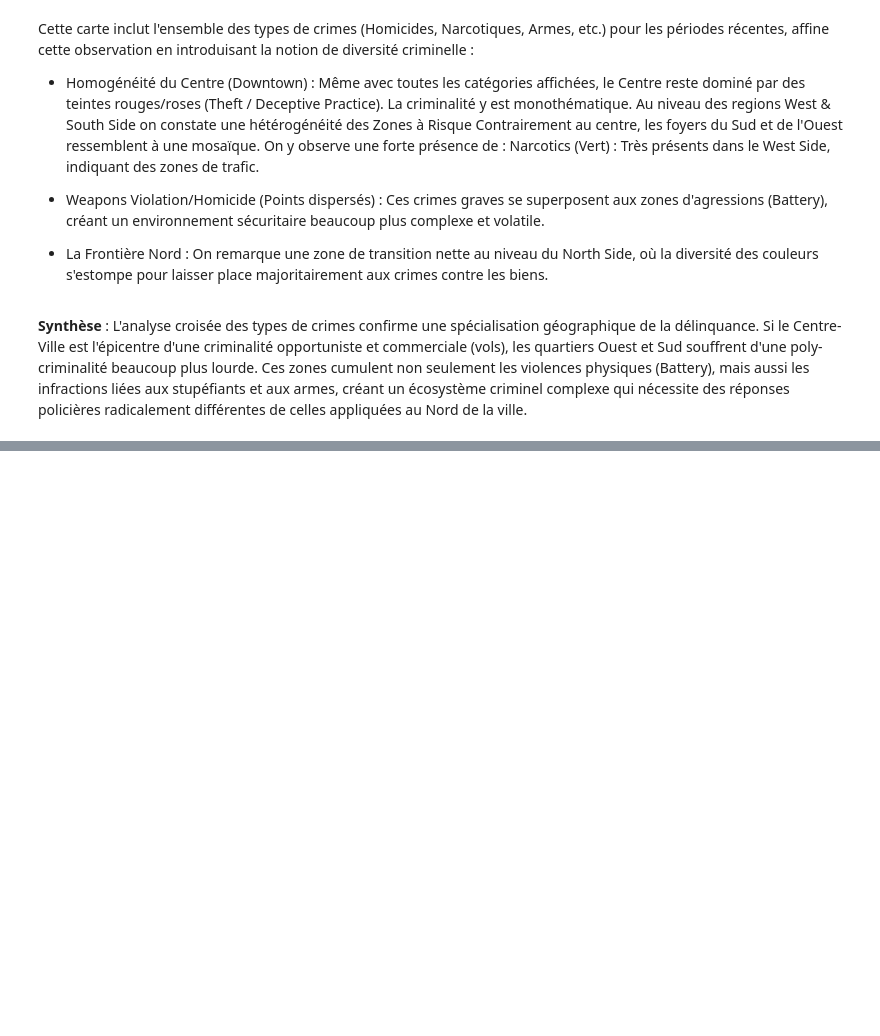
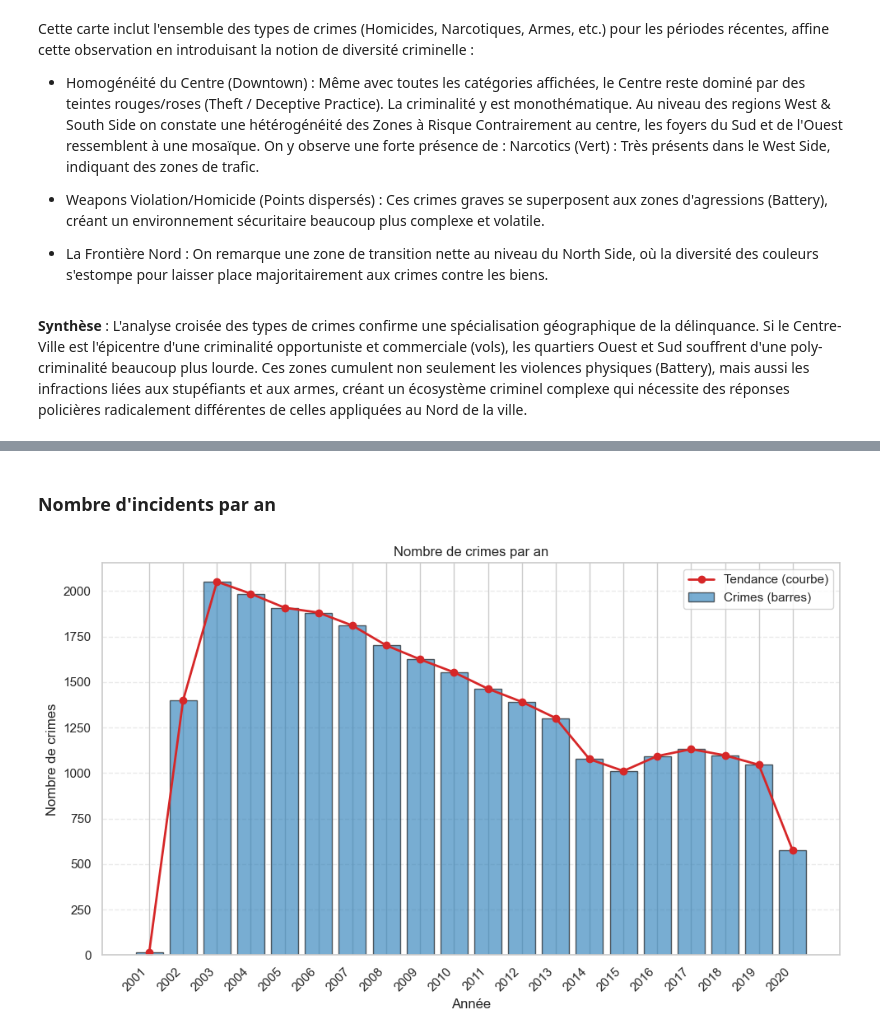
Before and after one commit to itsdav7/CrimeDB_Analysis, a Jupyter notebook: C_DB_Analysis.ipynb, the cells around one changed output, grey strips where cells are left out. Cells and saved outputs as stored; diff of their text form; code cells hidden in the pictures; blank space fills up the shorter version.

```diff
--- a/C_DB_Analysis.ipynb
+++ b/C_DB_Analysis.ipynb
@@ -1096,0 +1101,48 @@ L'analyse croisée des types de crimes confirme une spécialisation géographiqu
+# %% [markdown]
+### Nombre d'incidents par an
+# %%
+crimes_par_an = (
+    data.groupby("year")
+        .size()
+        .sort_index()
+)
+
+fig, ax = plt.subplots(figsize=(10, 6))
+
+# Barres
+ax.bar(
+    crimes_par_an.index,
+    crimes_par_an.values,
+    color="#1f77b4",
+    edgecolor="black",
+    alpha=0.6,
+    label="Crimes (barres)"
+)
+
+# Courbe
+ax.plot(
+    crimes_par_an.index,
+    crimes_par_an.values,
+    color="#d62728",
+    marker="o",
+    linewidth=2,
+    label="Tendance (courbe)"
+)
+
+ax.set_xlabel("Année")
+ax.set_ylabel("Nombre de crimes")
+ax.set_title("Nombre de crimes par an")
+
+ax.grid(axis="y", linestyle="--", alpha=0.4)
+ax.set_axisbelow(True)
+
+# Années sans décimales
+ax.set_xticks(crimes_par_an.index)
+ax.set_xticklabels(crimes_par_an.index.astype(int))
+
+plt.xticks(rotation=45, ha="right")
+ax.legend()
+plt.tight_layout()
+plt.show()
+# %% [output]
+[figure, added]
```
Also changed, not shown: parts of 14 cells of this notebook.
